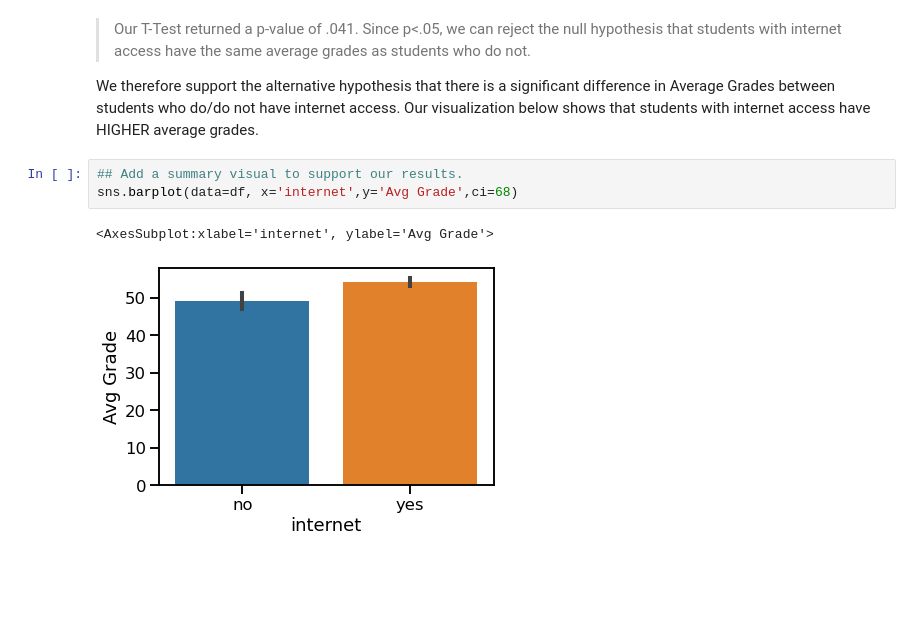
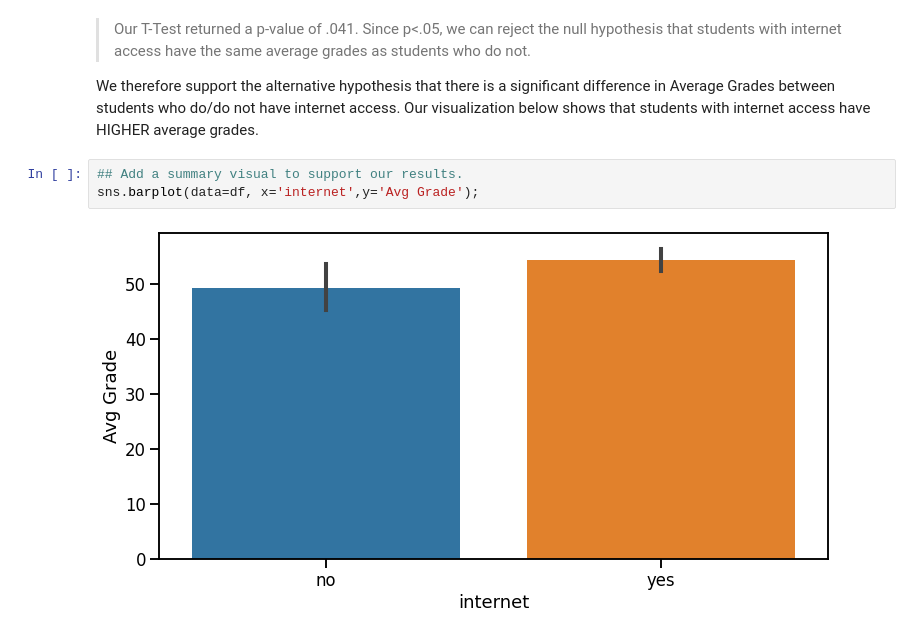
Before and after one commit to coding-dojo-data-science/data-enrichment-wk15-lect01-codealong, a Jupyter notebook: Instructor/SOLUTION - From Distributions to Hypothesis .ipynb, the cells around one changed output. Cells and saved outputs as stored; diff of their text form; blank space fills up the shorter version.

```diff
--- a/Instructor/SOLUTION - From Distributions to Hypothesis .ipynb
+++ b/Instructor/SOLUTION - From Distributions to Hypothesis .ipynb
@@ -339,7 +341,6 @@ We therefore support the alternative hypothesis that there is a significant diff
 Our visualization below shows that students with internet access have HIGHER average grades.
 # %%
 ## Add a summary visual to support our results.
-sns.barplot(data=df, x='internet',y='Avg Grade',ci=68)
+sns.barplot(data=df, x='internet',y='Avg Grade');
 # %% [output]
-<AxesSubplot:xlabel='internet', ylabel='Avg Grade'>
-[figure, old version]
+[figure, new version]
```
Also changed, not shown: parts of 6 cells of this notebook.
